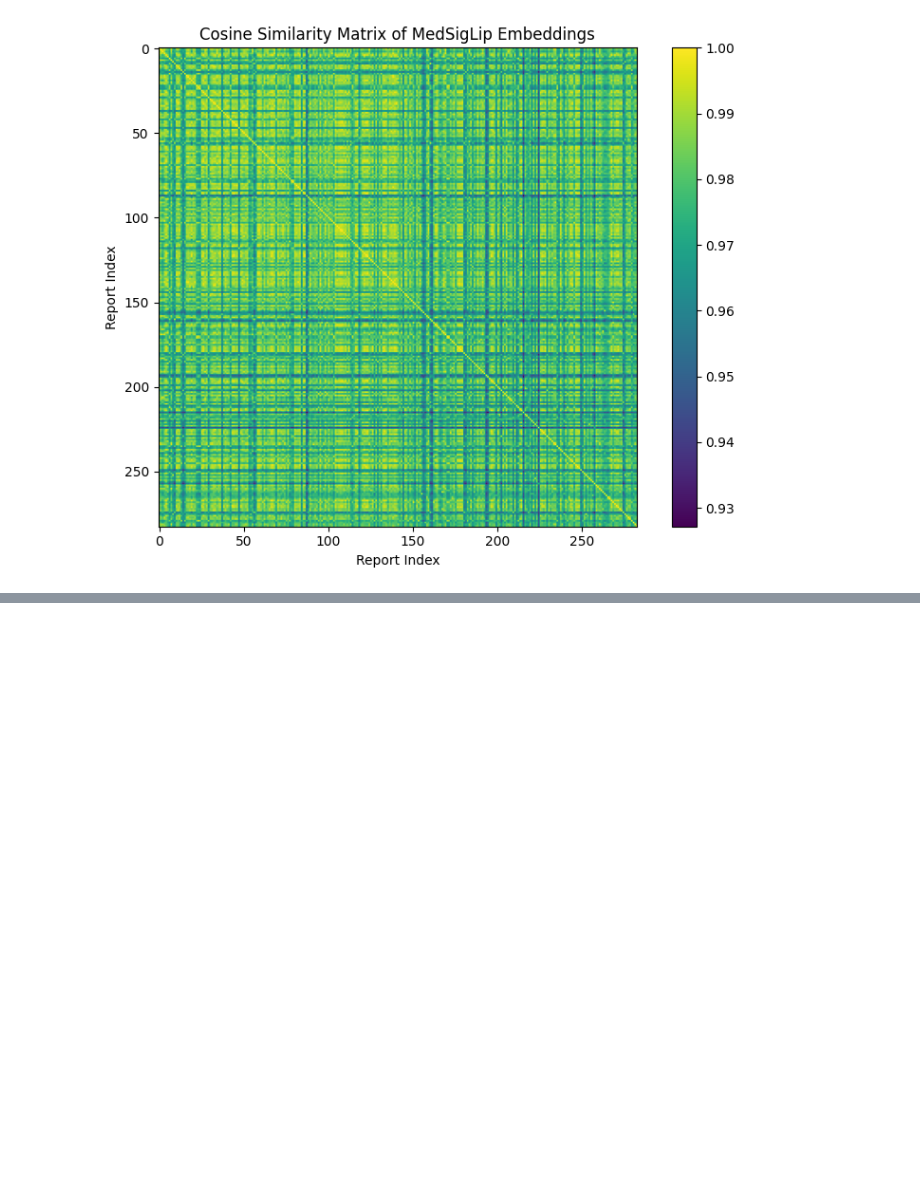
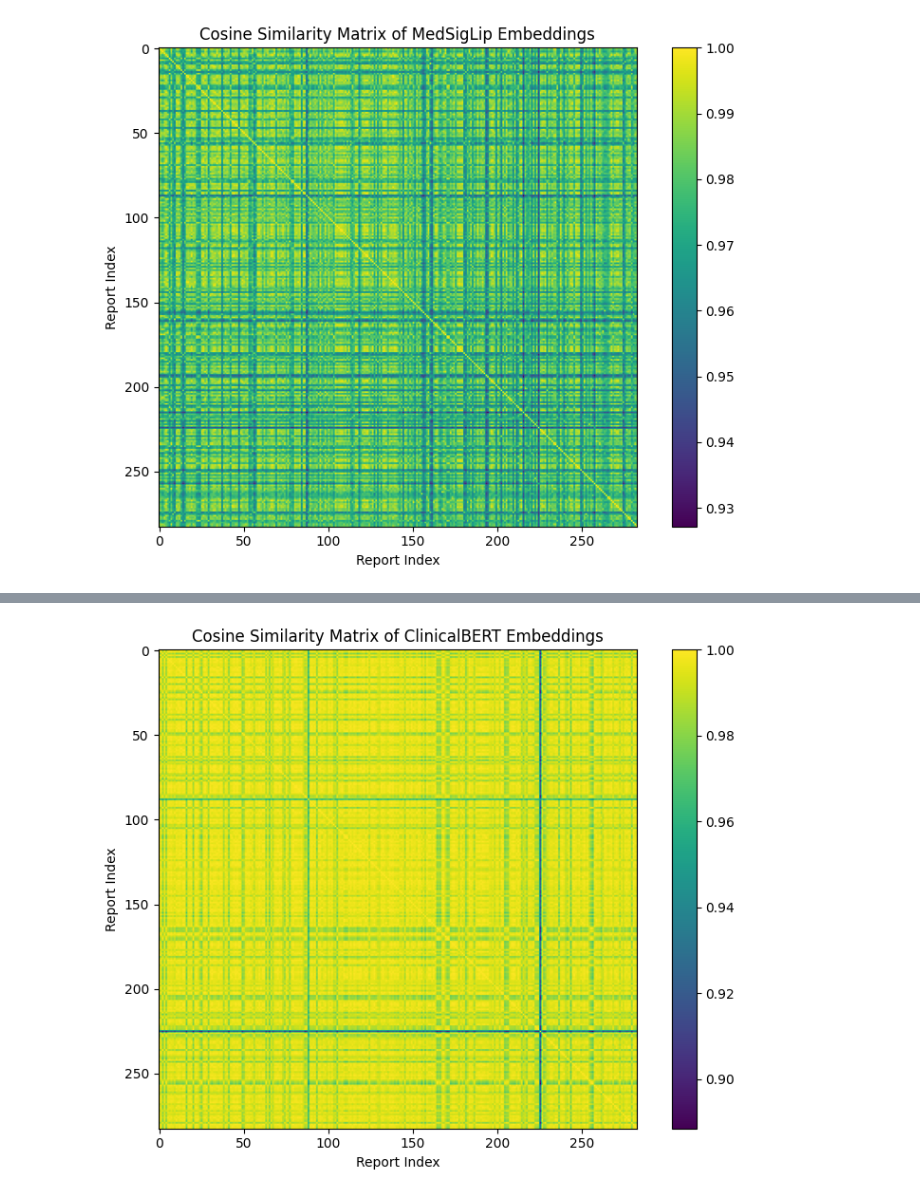
Before and after one commit to AImageLab-zip/Report-Guided-Segmentation, a Jupyter notebook: scripts/inspect_textemb_2d.ipynb, the cells around one changed output, grey strips where cells are left out. Cells and saved outputs as stored; diff of their text form; code cells hidden in the pictures; blank space fills up the shorter version.

```diff
--- a/scripts/inspect_textemb_2d.ipynb
+++ b/scripts/inspect_textemb_2d.ipynb
@@ -163,0 +218,18 @@ plt.show()
+# %%
+#normalize embeddings
+normalized_X = torch.nn.functional.normalize(torch.tensor(X), dim=-1).numpy()
+
+#compute the dot product similarity matrix
+similarity_matrix = normalized_X @ normalized_X.T
+
+#plot the similarity matrix
+plt.figure(figsize=(8, 6))
+plt.imshow(similarity_matrix, cmap='viridis')
+plt.colorbar()
+plt.title("Cosine Similarity Matrix of ClinicalBERT Embeddings")
+plt.xlabel("Report Index")
+plt.ylabel("Report Index")
+plt.tight_layout()
+plt.show()
+# %% [output]
+[figure, added]
```
Also changed, not shown: parts of 6 cells of this notebook, 3 other files.
